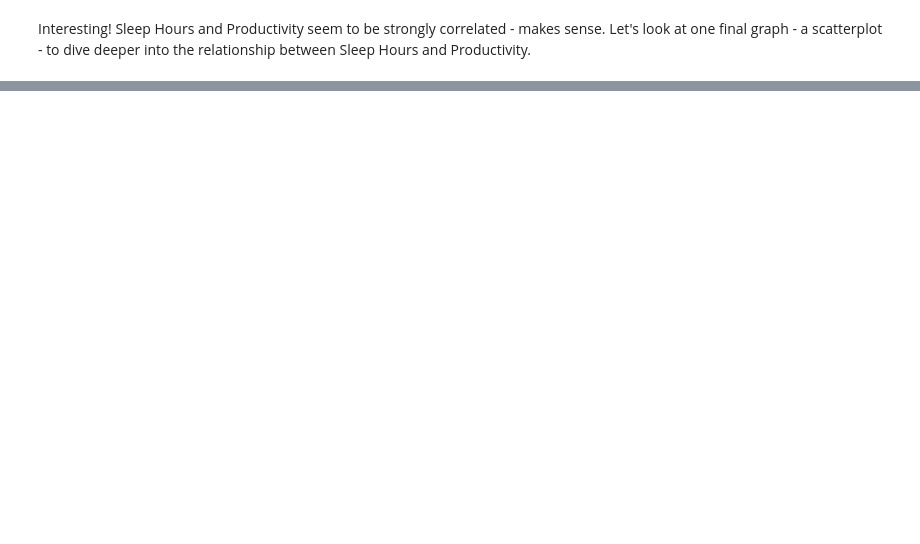
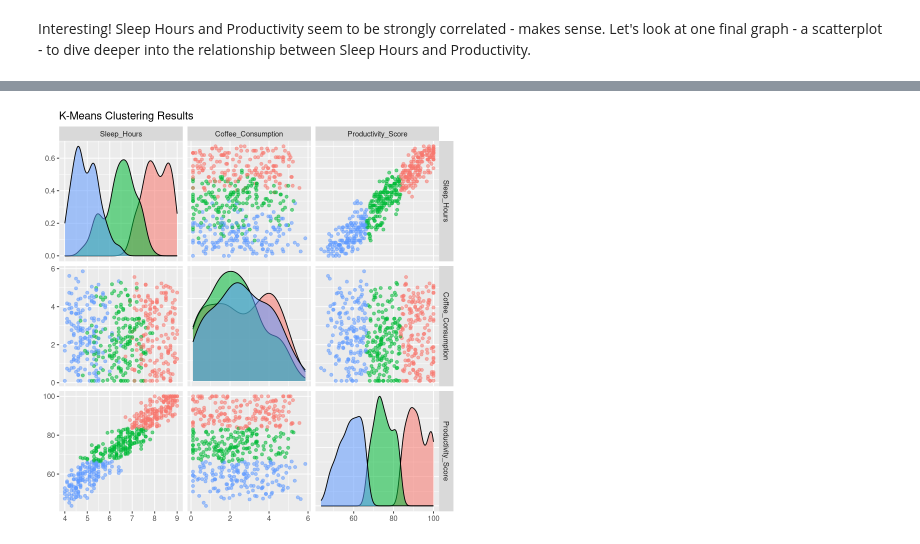
Before and after one commit to rachelnisbet/Educate2025_Coffee, a Jupyter notebook: coffee_comparison_R.ipynb, the cells around one changed output, grey strips where cells are left out. Cells and saved outputs as stored; diff of their text form; code cells hidden in the pictures; blank space fills up the shorter version.

```diff
--- a/coffee_comparison_R.ipynb
+++ b/coffee_comparison_R.ipynb
@@ -86,0 +224,13 @@ summary(anova_result)
+# %%
+# Select variables for clustering
+X <- df %>% select(Sleep_Hours, Coffee_Consumption, Productivity_Score)
+
+# Run K-Means clustering with 3 clusters
+set.seed(42)  # for reproducibility
+kmeans_result <- kmeans(X, centers = 3)
+
+# Add cluster labels to the original dataframe
+df$Cluster <- as.factor(kmeans_result$cluster)
+
+# View the clustered data
+head(df)
@@ -86,0 +314,17 @@ summary(anova_result)
+# %%
+# Load necessary libraries
+library(GGally)
+
+# Make sure Cluster is a factor
+df$Cluster <- as.factor(df$Cluster)
+
+# Create pair plot
+ggpairs(df,
+        columns = c("Sleep_Hours", "Coffee_Consumption", "Productivity_Score"),
+        aes(color = Cluster, alpha = 0.7),
+        upper = list(continuous = wrap("points", size = 1.5)),
+        lower = list(continuous = wrap("points", size = 1.5)),
+        diag = list(continuous = wrap("densityDiag"))) +
+  ggtitle("K-Means Clustering Results")
+# %% [output]
+[figure, added]
```
Also changed, not shown: parts of 15 cells of this notebook, 2 other files.
